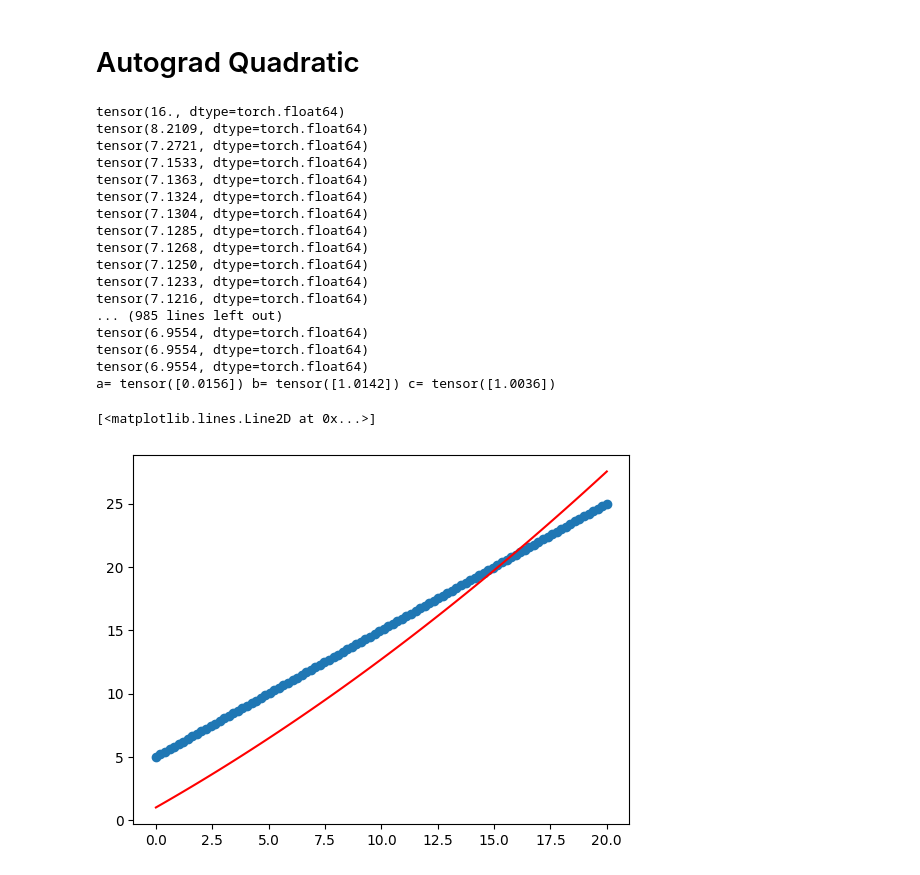
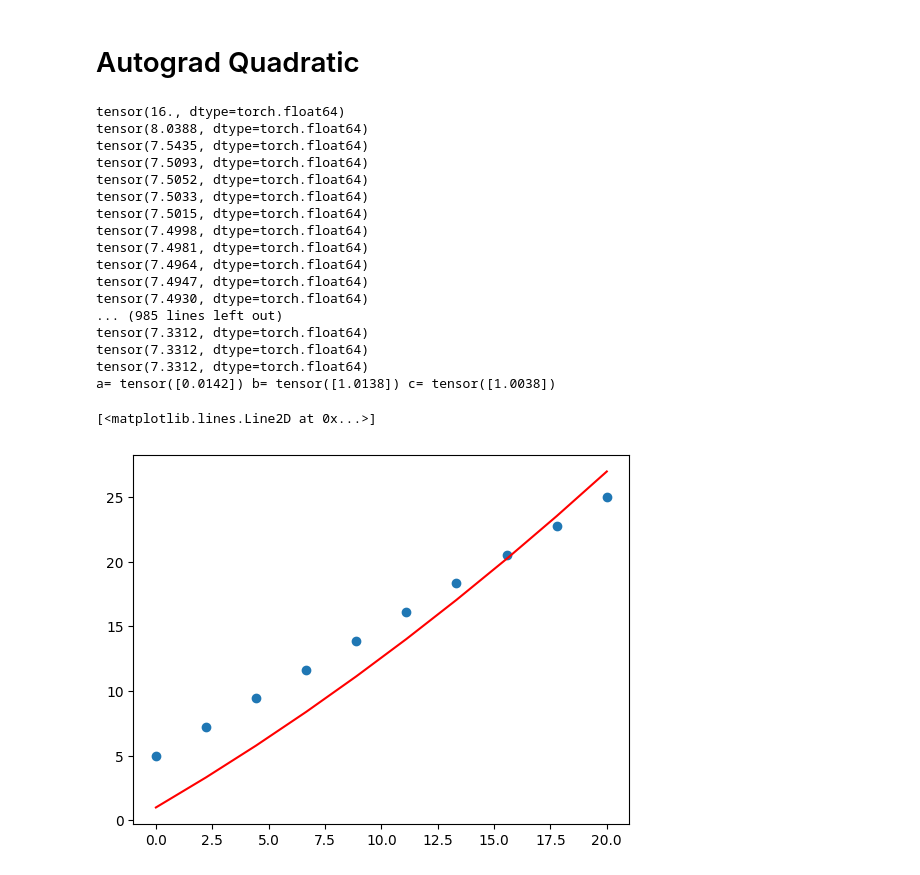
Before and after one commit to candrewlee14/zgml, a Jupyter notebook: torch.ipynb, the cells around one changed output. Saved outputs shown, nothing was run; the diff lists cells and outputs as text; code cells hidden in the pictures.

```diff
--- a/torch.ipynb
+++ b/torch.ipynb
@@ -30,7 +30,7 @@ poly1d([-2.66900469e-17,  1.00000000e+00,  5.00000000e+00])
 # %% [markdown]
 # Autograd Quadratic
 # %%
-class QuadraticModel:
+class LinearModel:
     def __init__(self, a=0, b=0, c=0):
         self.a = torch.Tensor([a])
         self.b = torch.Tensor([b])
@@ -46,49 +46,49 @@ class QuadraticModel:
         self.out = self.a * time ** 2 + self.b * time + self.c
         self.loss = torch.mean((self.out - speed) ** 2)
         self.loss.backward()
 
     def step(self, lr):
         with torch.no_grad():
             self.a -= lr * self.a.grad
             self.b -= lr * self.b.grad
             self.c -= lr * self.c.grad
             for param in self.params:
                 param.grad.zero_()
 
 n = 10
 time = torch.from_numpy(np.linspace(0, 20, n)) # x
 speed = torch.from_numpy(np.linspace(5, 25, n)) # y = 0x^2 + 1x + 5
-model = QuadraticModel(a=0, b=1, c=1)
+model = LinearModel(a=0, b=1, c=1)
 lr = 1e-5
 for i in range(1000):
     model.compute(time, speed)
     print(model.loss.data)
     # print("a=", model.a.data, "b=", model.b.data, "c=", model.c.data)
     model.step(lr)
     lr *= 0.99
 
 print("a=", model.a.data, "b=", model.b.data, "c=", model.c.data)
 plt.plot(time.numpy(), speed.numpy(), 'o')
 plt.plot(time.numpy(), model.out.data.numpy(), 'r-')
 # %% [output]
 tensor(16., dtype=torch.float64)
-tensor(8.2109, dtype=torch.float64)
-tensor(7.2721, dtype=torch.float64)
-tensor(7.1533, dtype=torch.float64)
-tensor(7.1363, dtype=torch.float64)
-tensor(7.1324, dtype=torch.float64)
-tensor(7.1304, dtype=torch.float64)
-tensor(7.1285, dtype=torch.float64)
-tensor(7.1268, dtype=torch.float64)
-tensor(7.1250, dtype=torch.float64)
-tensor(7.1233, dtype=torch.float64)
-tensor(7.1216, dtype=torch.float64)
+tensor(8.0388, dtype=torch.float64)
+tensor(7.5435, dtype=torch.float64)
+tensor(7.5093, dtype=torch.float64)
+tensor(7.5052, dtype=torch.float64)
+tensor(7.5033, dtype=torch.float64)
+tensor(7.5015, dtype=torch.float64)
+tensor(7.4998, dtype=torch.float64)
+tensor(7.4981, dtype=torch.float64)
+tensor(7.4964, dtype=torch.float64)
+tensor(7.4947, dtype=torch.float64)
+tensor(7.4930, dtype=torch.float64)
 ... (985 lines left out)
-tensor(6.9554, dtype=torch.float64)
-tensor(6.9554, dtype=torch.float64)
-tensor(6.9554, dtype=torch.float64)
-a= tensor([0.0156]) b= tensor([1.0142]) c= tensor([1.0036])
+tensor(7.3312, dtype=torch.float64)
+tensor(7.3312, dtype=torch.float64)
+tensor(7.3312, dtype=torch.float64)
+a= tensor([0.0142]) b= tensor([1.0138]) c= tensor([1.0038])
 [<matplotlib.lines.Line2D at 0x...>]
-[figure, old version]
+[figure, new version]
 # %%
 
```
Also changed, not shown: parts of 3 cells of this notebook.
